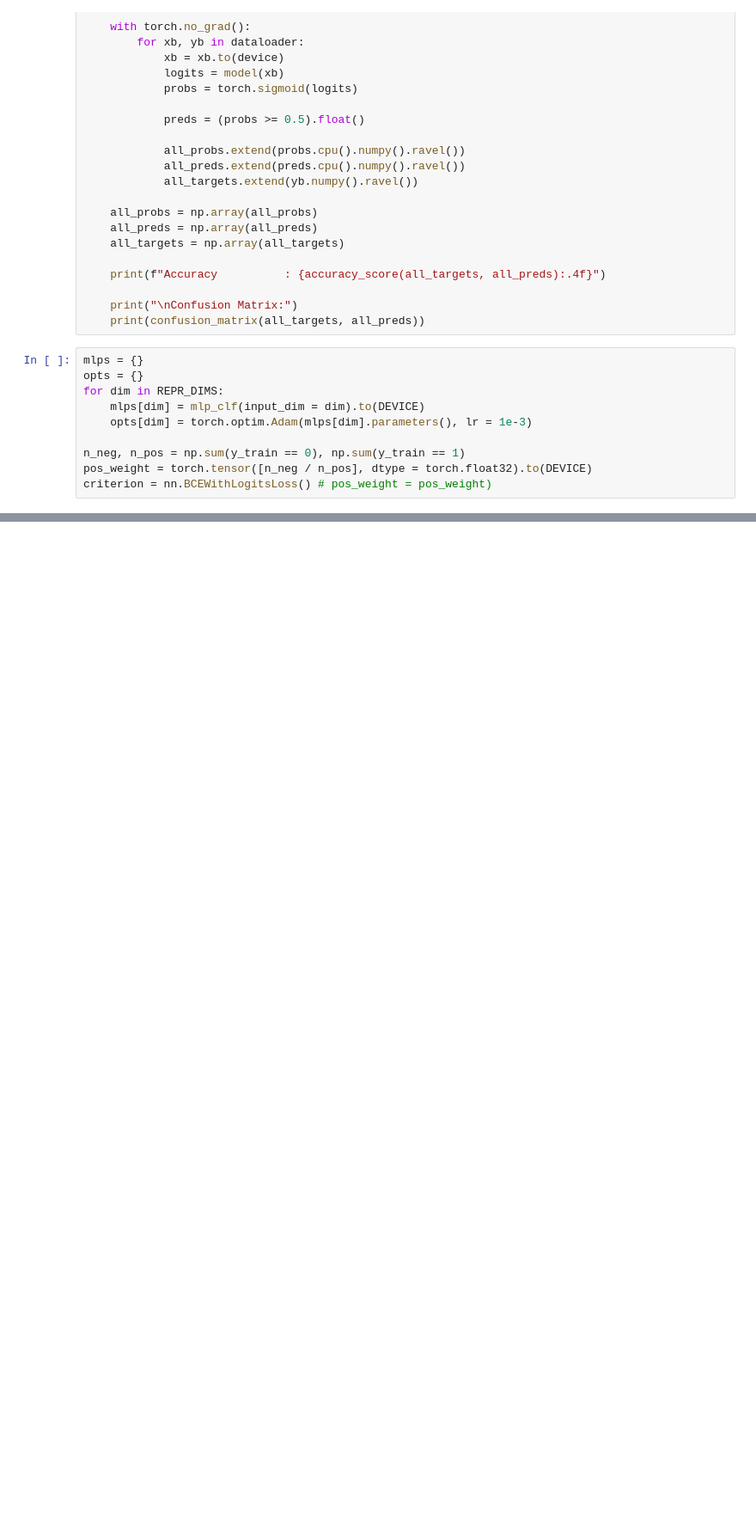
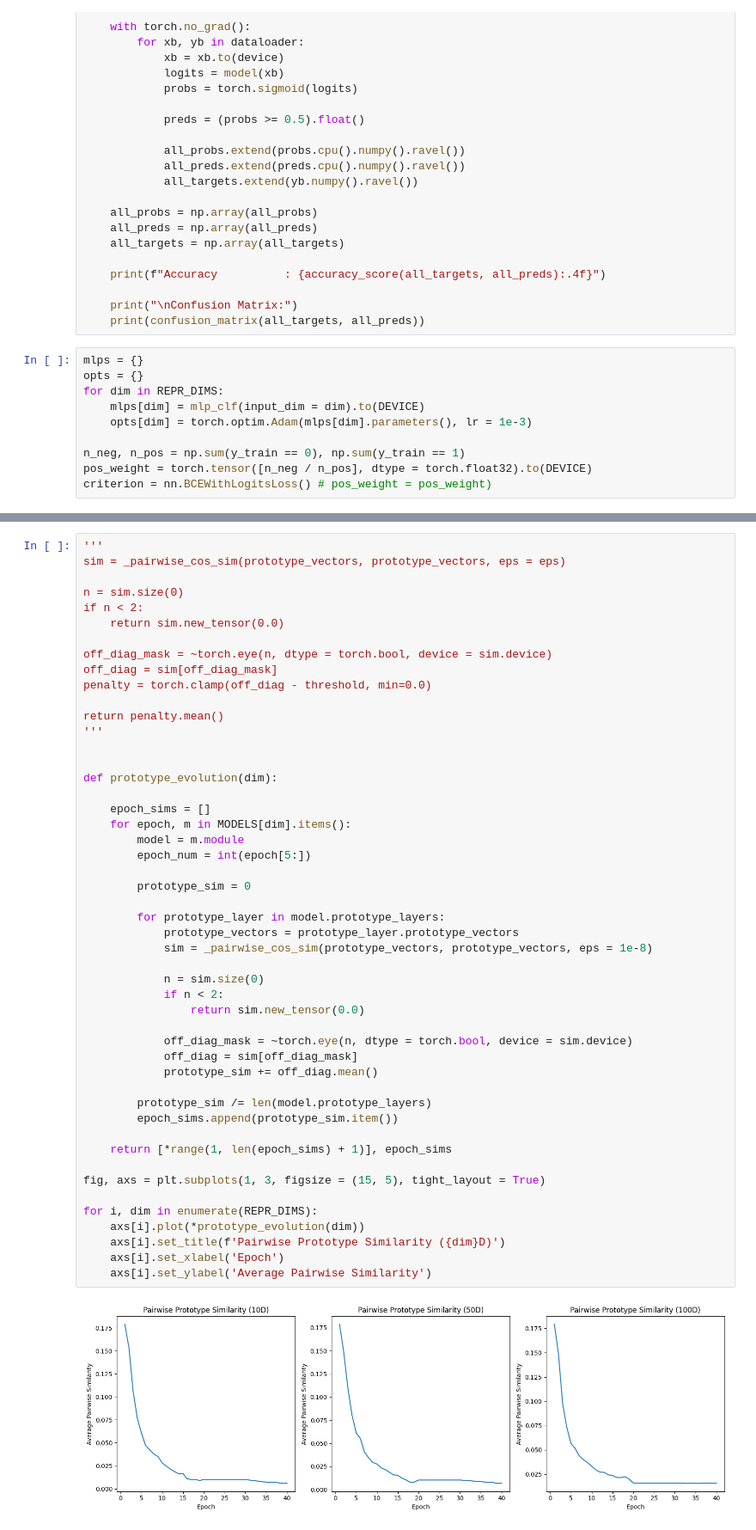
Before and after one commit to haiyan-wang/proto-tsrl, a Jupyter notebook: src/experiments/ppg/ppg_experiments.ipynb, the cells around one changed output, grey strips where cells are left out. Shown at 86% size. Saved outputs shown, nothing was run; the diff lists cells and outputs as text; blank space fills up the shorter version.

Commit message:
added avg pairwise prototype similarities

```diff
--- a/src/experiments/ppg/ppg_experiments.ipynb
+++ b/src/experiments/ppg/ppg_experiments.ipynb
@@ -420,0 +426,51 @@ Confusion Matrix:
+# %%
+'''
+sim = _pairwise_cos_sim(prototype_vectors, prototype_vectors, eps = eps)
+
+n = sim.size(0)
+if n < 2:
+    return sim.new_tensor(0.0)
+
+off_diag_mask = ~torch.eye(n, dtype = torch.bool, device = sim.device)
+off_diag = sim[off_diag_mask]
+penalty = torch.clamp(off_diag - threshold, min=0.0)
+
+return penalty.mean()
+'''
+
+
+def prototype_evolution(dim):
+
+    epoch_sims = []
+    for epoch, m in MODELS[dim].items():
+        model = m.module
+        epoch_num = int(epoch[5:])
+
+        prototype_sim = 0
+
+        for prototype_layer in model.prototype_layers:
+            prototype_vectors = prototype_layer.prototype_vectors
+            sim = _pairwise_cos_sim(prototype_vectors, prototype_vectors, eps = 1e-8)
+
+            n = sim.size(0)
+            if n < 2:
+                return sim.new_tensor(0.0)
+
+            off_diag_mask = ~torch.eye(n, dtype = torch.bool, device = sim.device)
+            off_diag = sim[off_diag_mask]
+            prototype_sim += off_diag.mean()
+
+        prototype_sim /= len(model.prototype_layers)
+        epoch_sims.append(prototype_sim.item())
+
+    return [*range(1, len(epoch_sims) + 1)], epoch_sims
+
+fig, axs = plt.subplots(1, 3, figsize = (15, 5), tight_layout = True)
+
+for i, dim in enumerate(REPR_DIMS):
+    axs[i].plot(*prototype_evolution(dim))
+    axs[i].set_title(f'Pairwise Prototype Similarity ({dim}D)')
+    axs[i].set_xlabel('Epoch')
+    axs[i].set_ylabel('Average Pairwise Similarity')
+# %% [output]
+[figure, added]
```
Also changed, not shown: parts of 5 cells of this notebook.
